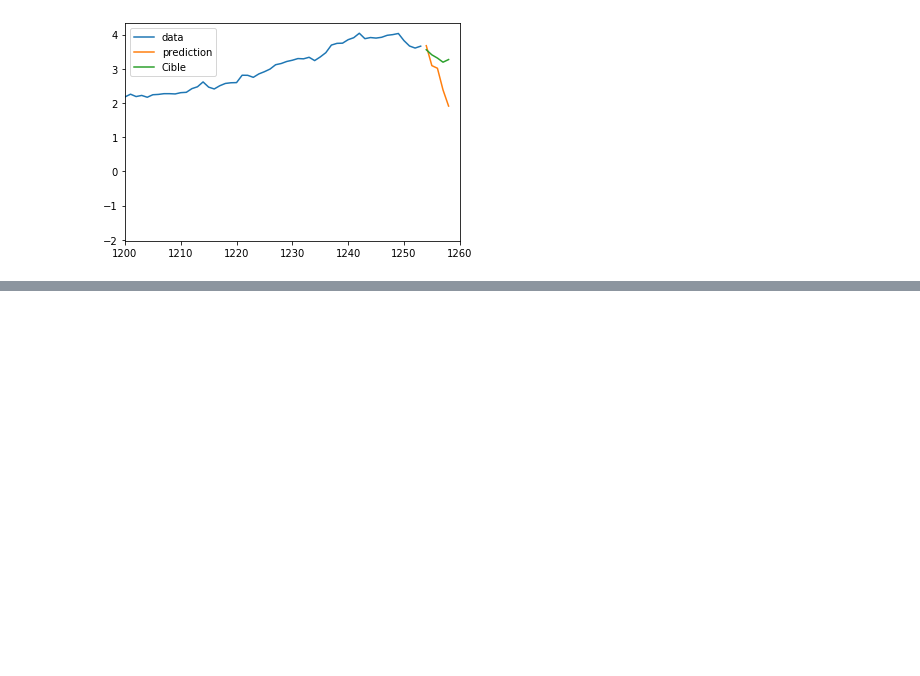
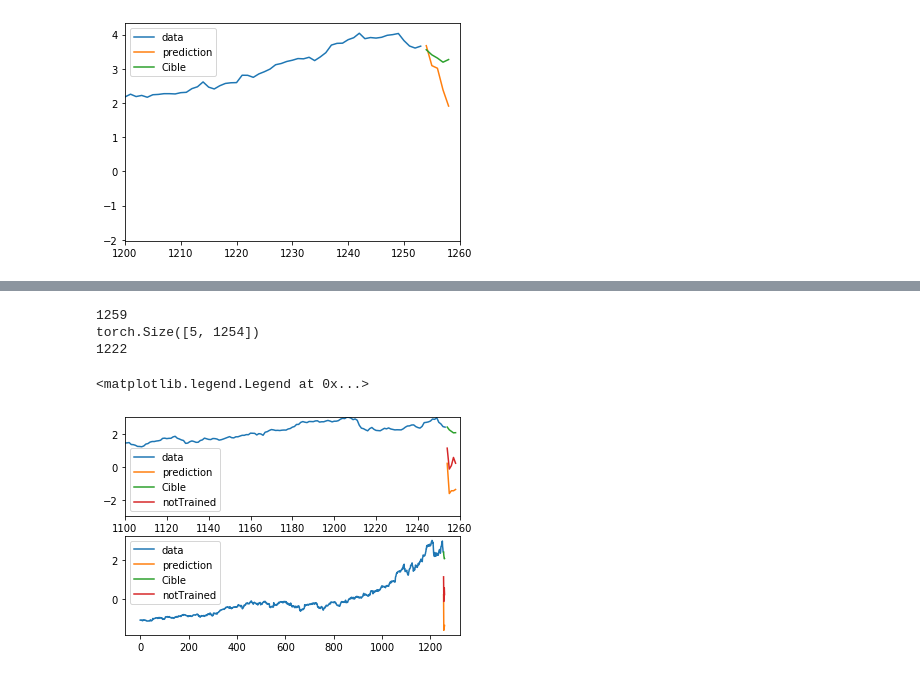
Before and after one commit to mdurandgasselin/IFT-725-TimeSeries, a Jupyter notebook: test_seriesNet.ipynb, the cells around one changed output, grey strips where cells are left out. Saved outputs shown, nothing was run; the diff lists cells and outputs as text; code cells hidden in the pictures; blank space fills up the shorter version.

```diff
--- a/test_seriesNet.ipynb
+++ b/test_seriesNet.ipynb
@@ -385,0 +408,78 @@ torch.Size([1, 5, 1254])
+# %%
+stockNb= random.randint(0,399)
+P = 5
+C, L = dataset_train[stockNb].size()
+print(L)
+start=1+2+4+8+16+1
+myModel = seriesNet(5, nb_causal_block=5,gate_nb_filter=16, nb_block_dropped=2)
+myModel = myModel.float()
+print(dataset_train[stockNb][:,:L-P].size())
+X=dataset_train[stockNb][:,:L-P].view(1,5,L-P)
+pred_not_trained=torch.zeros(1, 5, 1)
+with torch.no_grad():
+    input_data = X
+    for i in range(P):
+        input_data=myModel(input_data)
+        pred_not_trained = torch.cat((pred_not_trained, input_data[:,:,-1].view(1,C,1)), 2)
+
+criterion = nn.MSELoss()
+optimizer = optim.SGD(myModel.parameters(), lr=0.001, weight_decay=0.01)
+print(L-P-start)
+for i in range(L-P-start):
+    pred=torch.zeros(1, 5, 1)
+    input_data = X[:,:,i:start+i]
+    for i in range(P):
+        input_data=myModel(input_data)
+        pred = torch.cat((pred, input_data[:,:,-1].view(1,C,1)), 2)
+    #output = myModel(X[:,:,i:start+i])
+    cible = X[:,:,start+i:start+i+P]
+    optimizer.zero_grad()
+    #On calcul la loss par rapport a la derniere prediction
+    loss = criterion(pred[:,:,1:], cible)
+    loss.backward()
+    #print(loss.item())
+    optimizer.step()
+
+
+#cible = dataset_validation[stockNb][:,L-P:].detach().numpy()
+#print(dataset_validation[stockNb].view(1,5,1259)[:,:,:L-P].size())
+#X=dataset_validation[stockNb].view(1,5,1259)[:,:,:L-P]
+
+cible=dataset_train[stockNb][:,L-P:].detach().numpy()
+prediction=torch.zeros(1, 5, 1)
+with torch.no_grad():
+    input_data = X
+    for i in range(P):
+        input_data=myModel(input_data)
+        prediction = torch.cat((prediction, input_data[:,:,-1].view(1,C,1)), 2)
+
+
+prediction.size()
+#prediction = torch.cat((X,(prediction[:,:,1:])), 2)
+prediction = prediction[:,:,1:].detach().numpy()[0]
+pred_not_trained =pred_not_trained[:,:,1:].detach().numpy()[0]
+abscisse = np.arange(0,1259)
+data=X.detach().numpy()[0]
+#print(abscisse.shape, data[1].shape)
+plt.subplot(211)
+plt.plot(abscisse[:-P],data[1], label='data')
+plt.plot(abscisse[-P:], prediction[1], label='prediction')
+plt.plot(abscisse[-P:],cible[1],label ='Cible')
+plt.plot(abscisse[-P:],pred_not_trained[1],label ='notTrained')
+plt.xlim(1100,1260)
+plt.ylim(-3,3)
+plt.legend()
+plt.subplot(212)
+plt.plot(abscisse[:-P],data[1], label='data')
+plt.plot(abscisse[-P:], prediction[1], label='prediction')
+plt.plot(abscisse[-P:],cible[1],label ='Cible')
+plt.plot(abscisse[-P:],pred_not_trained[1],label ='notTrained')
+
+#plt.xlim(1200,1260)
+plt.legend()
+# %% [output]
+1259
+torch.Size([5, 1254])
+1222
+<matplotlib.legend.Legend at 0x...>
+[figure, added]
```
Also changed, not shown: parts of 14 cells of this notebook, 3 other files.
